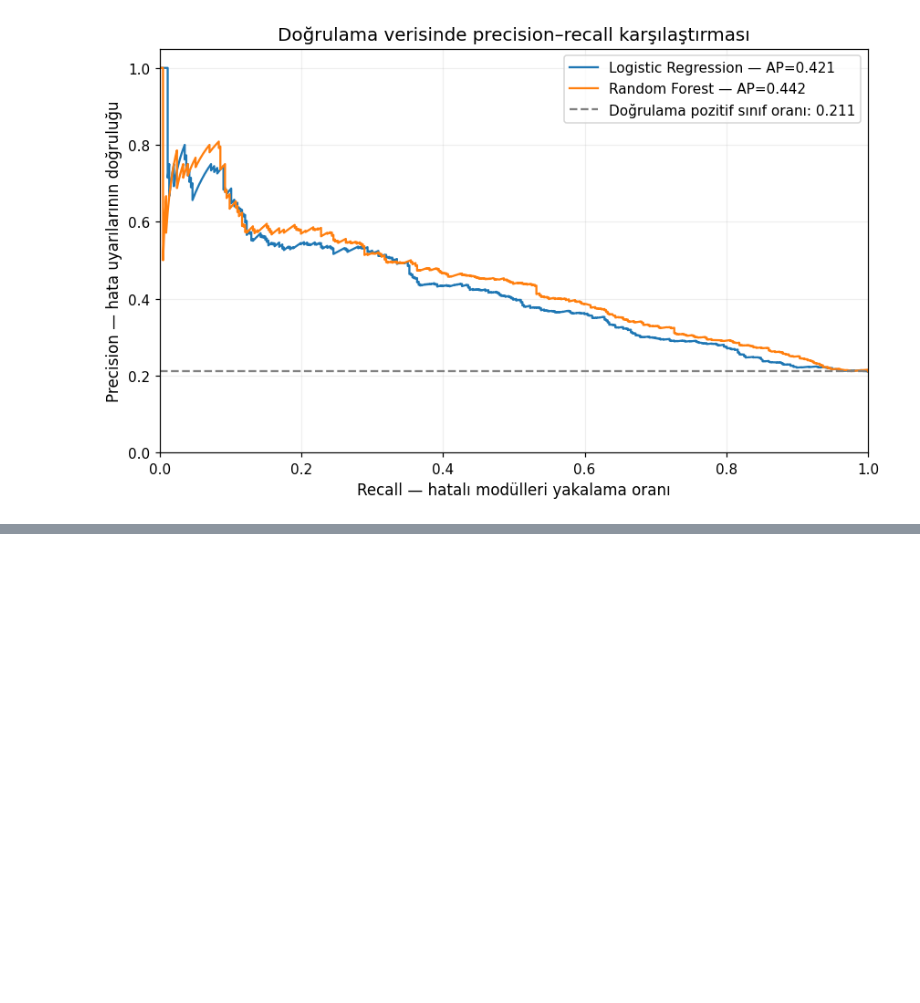
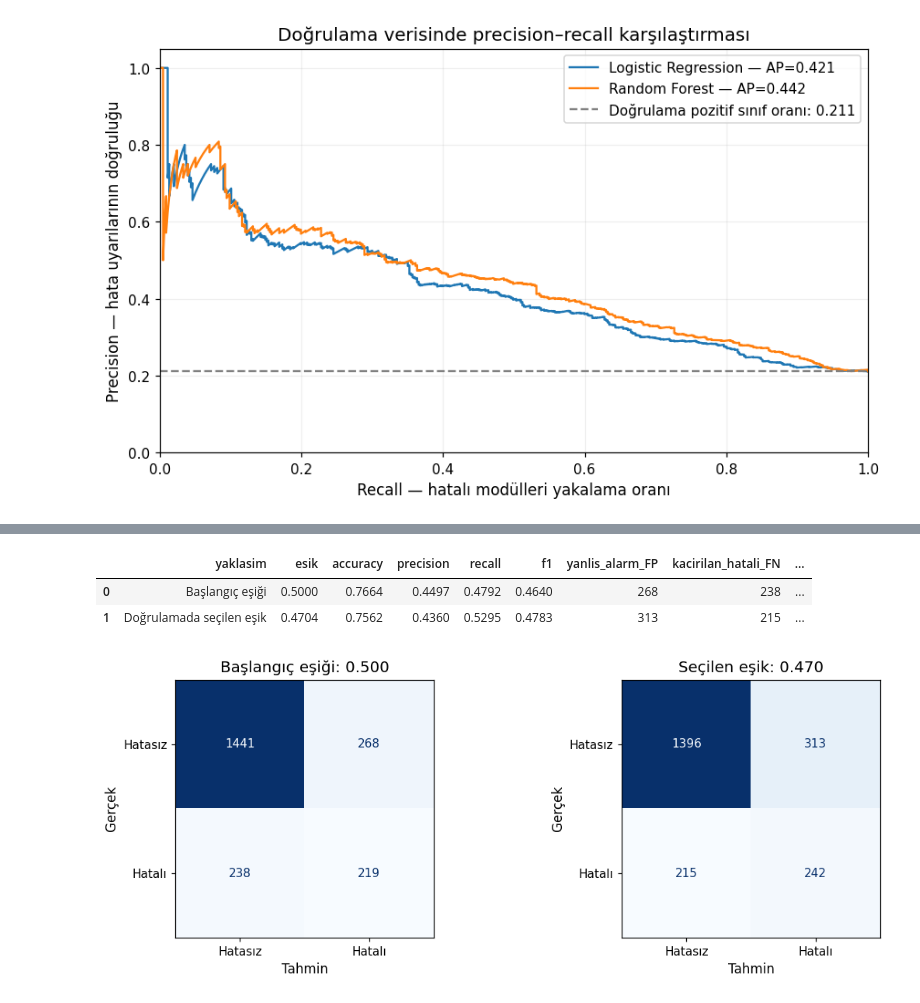
Before and after one commit to damlakaraman/yazilim-hata-riski, a Jupyter notebook: Yazilim_Hata_Riski.ipynb, the cells around one changed output, grey strips where cells are left out. Cells and saved outputs as stored; diff of their text form; code cells hidden in the pictures; blank space fills up the shorter version.

```diff
--- a/Yazilim_Hata_Riski.ipynb
+++ b/Yazilim_Hata_Riski.ipynb
@@ -1192,0 +1281,73 @@ grafik_kaydet(fig, "05_dogrulama_precision_recall.png")
+# %%
+from sklearn.metrics import confusion_matrix, ConfusionMatrixDisplay
+
+esik_karsilastirma_satirlari = []
+
+for aciklama, esik in [
+    ("Başlangıç eşiği", 0.50),
+    ("Doğrulamada seçilen eşik", SECILEN_ESIK)
+]:
+    tahmin = (secilen_val_skoru >= esik).astype(int)
+    tn, fp, fn, tp = confusion_matrix(
+        y_val, tahmin, labels=[0, 1]
+    ).ravel()
+
+    esik_karsilastirma_satirlari.append({
+        "yaklasim": aciklama,
+        "esik": esik,
+        "accuracy": accuracy_score(y_val, tahmin),
+        "precision": precision_score(
+            y_val, tahmin, zero_division=0
+        ),
+        "recall": recall_score(
+            y_val, tahmin, zero_division=0
+        ),
+        "f1": f1_score(
+            y_val, tahmin, zero_division=0
+        ),
+        "yanlis_alarm_FP": int(fp),
+        "kacirilan_hatali_FN": int(fn),
+        "yakalanan_hatali_TP": int(tp),
+        "incelemeye_isaretlenen": int(tahmin.sum())
+    })
+
+esik_karsilastirma = pd.DataFrame(
+    esik_karsilastirma_satirlari
+)
+
+display(esik_karsilastirma.round(4))
+
+esik_karsilastirma.to_csv(
+    CIKTI_KLASORU / "dogrulama_esik_karsilastirma.csv",
+    index=False
+)
+
+fig, eksenler = plt.subplots(1, 2, figsize=(11, 4))
+
+for ax, esik, baslik in zip(
+    eksenler,
+    [0.50, SECILEN_ESIK],
+    ["Başlangıç eşiği", "Seçilen eşik"]
+):
+    tahmin = (secilen_val_skoru >= esik).astype(int)
+
+    ConfusionMatrixDisplay.from_predictions(
+        y_val,
+        tahmin,
+        labels=[0, 1],
+        display_labels=["Hatasız", "Hatalı"],
+        cmap="Blues",
+        colorbar=False,
+        ax=ax
+    )
+
+    ax.set_title(f"{baslik}: {esik:.3f}")
+    ax.set_xlabel("Tahmin")
+    ax.set_ylabel("Gerçek")
+
+grafik_kaydet(fig, "06_dogrulama_esik_confusion_matrix.png")
+# %% [output]
+|  | yaklasim | esik | accuracy | precision | recall | f1 | yanlis_alarm_FP | kacirilan_hatali_FN | ... |
+| 0 | Başlangıç eşiği | 0.5000 | 0.7664 | 0.4497 | 0.4792 | 0.4640 | 268 | 238 | ... |
+| 1 | Doğrulamada seçilen eşik | 0.4704 | 0.7562 | 0.4360 | 0.5295 | 0.4783 | 313 | 215 | ... |
+[figure, added]
```
Also changed, not shown: parts of 14 cells of this notebook.
